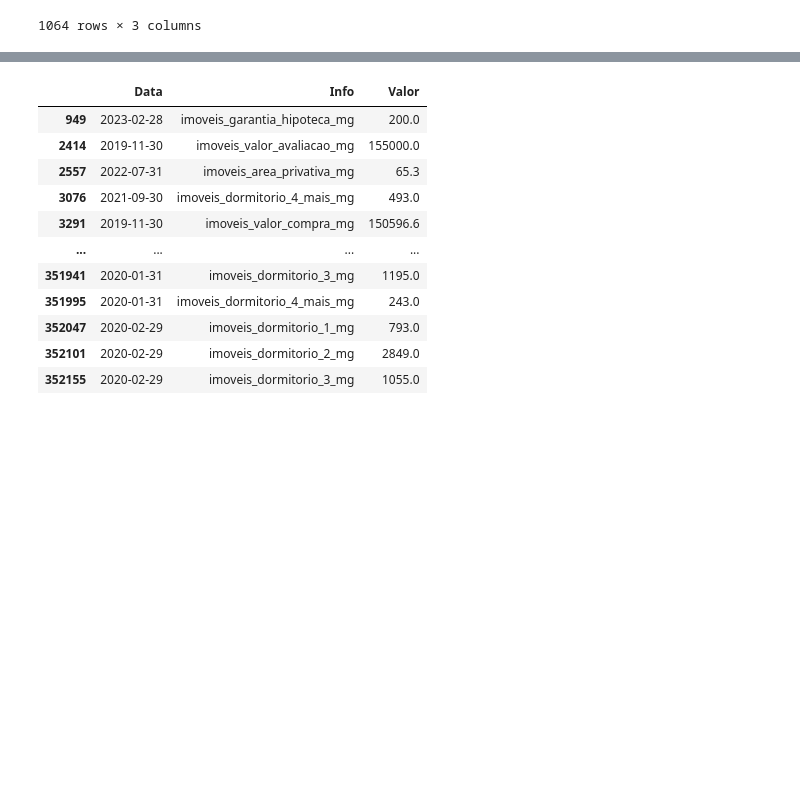
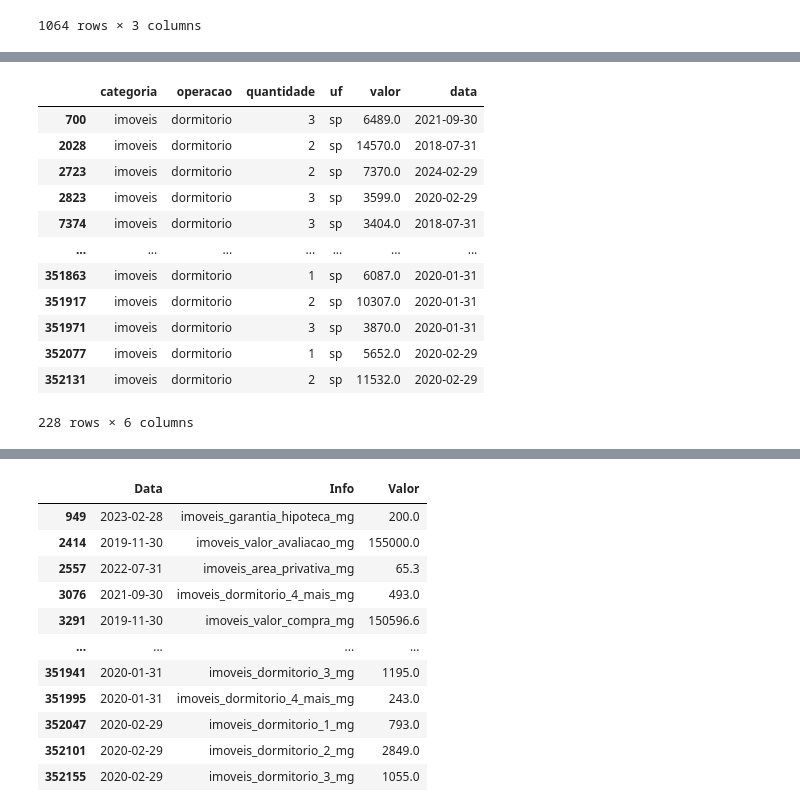
Before and after one commit to Dogix11/projeto_dados_imobiliarios, a Jupyter notebook: Pojeto.ipynb, the cells around one changed output, grey strips where cells are left out. Cells and saved outputs as stored; diff of their text form; code cells hidden in the pictures; blank space fills up the shorter version.

```diff
--- a/Pojeto.ipynb
+++ b/Pojeto.ipynb
@@ -117,0 +263,24 @@ def filtro_rj(dataframe):
+# %%
+filtro_dormitorios = filtro_imoveis_4_mais['Info'].str.split('_', expand=True)
+# %%
+filtro_dormitorios.columns =['categoria', 'operacao', 'quantidade', 'uf' ]
+# %%
+filtro_dormitorios['valor'] = filtro_imoveis_4_mais['Valor']
+# %%
+filtro_dormitorios['data'] = filtro_imoveis_4_mais['Data']
+# %%
+filtro_dormitorios
+# %% [output]
+|  | categoria | operacao | quantidade | uf | valor | data |
+| 700 | imoveis | dormitorio | 3 | sp | 6489.0 | 2021-09-30 |
+| 2028 | imoveis | dormitorio | 2 | sp | 14570.0 | 2018-07-31 |
+| 2723 | imoveis | dormitorio | 2 | sp | 7370.0 | 2024-02-29 |
+| 2823 | imoveis | dormitorio | 3 | sp | 3599.0 | 2020-02-29 |
+| 7374 | imoveis | dormitorio | 3 | sp | 3404.0 | 2018-07-31 |
+| ... | ... | ... | ... | ... | ... | ... |
+| 351863 | imoveis | dormitorio | 1 | sp | 6087.0 | 2020-01-31 |
+| 351917 | imoveis | dormitorio | 2 | sp | 10307.0 | 2020-01-31 |
+| 351971 | imoveis | dormitorio | 3 | sp | 3870.0 | 2020-01-31 |
+| 352077 | imoveis | dormitorio | 1 | sp | 5652.0 | 2020-02-29 |
+| 352131 | imoveis | dormitorio | 2 | sp | 11532.0 | 2020-02-29 |
+228 rows × 6 columns
```
Also changed, not shown: parts of 44 cells of this notebook, 2 other files.
